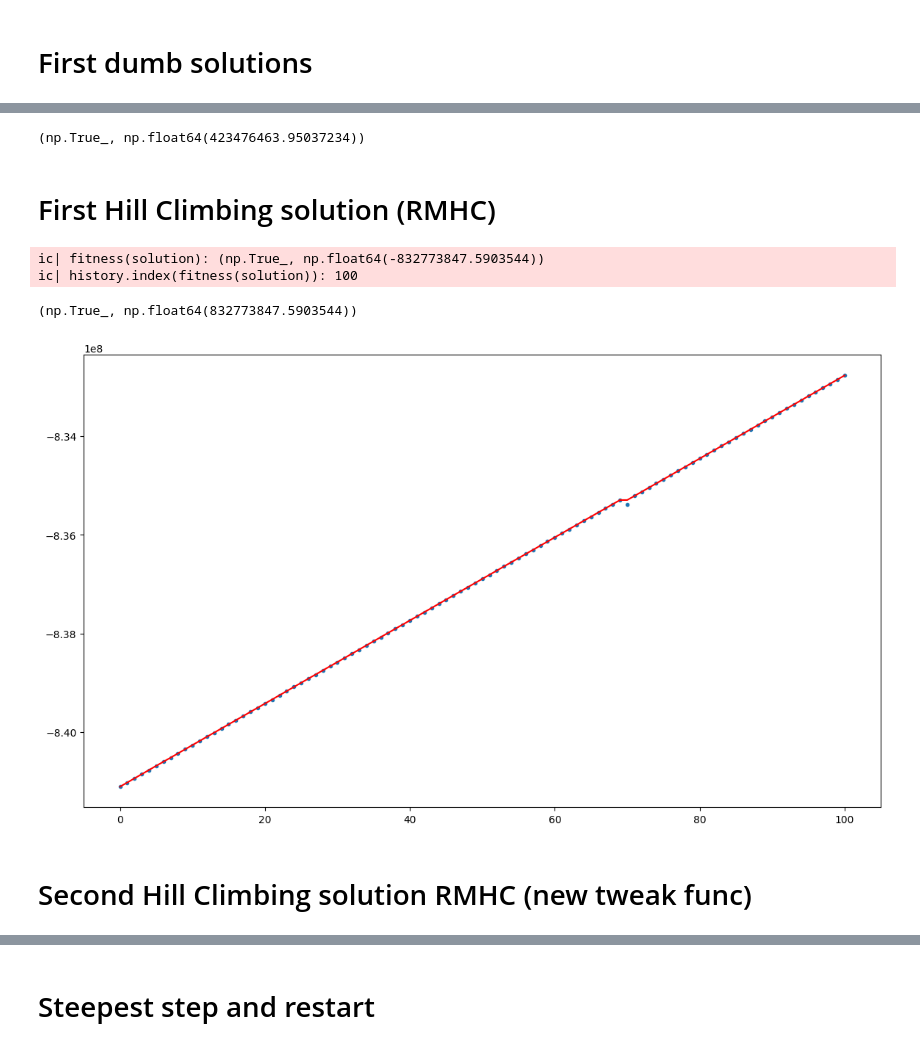
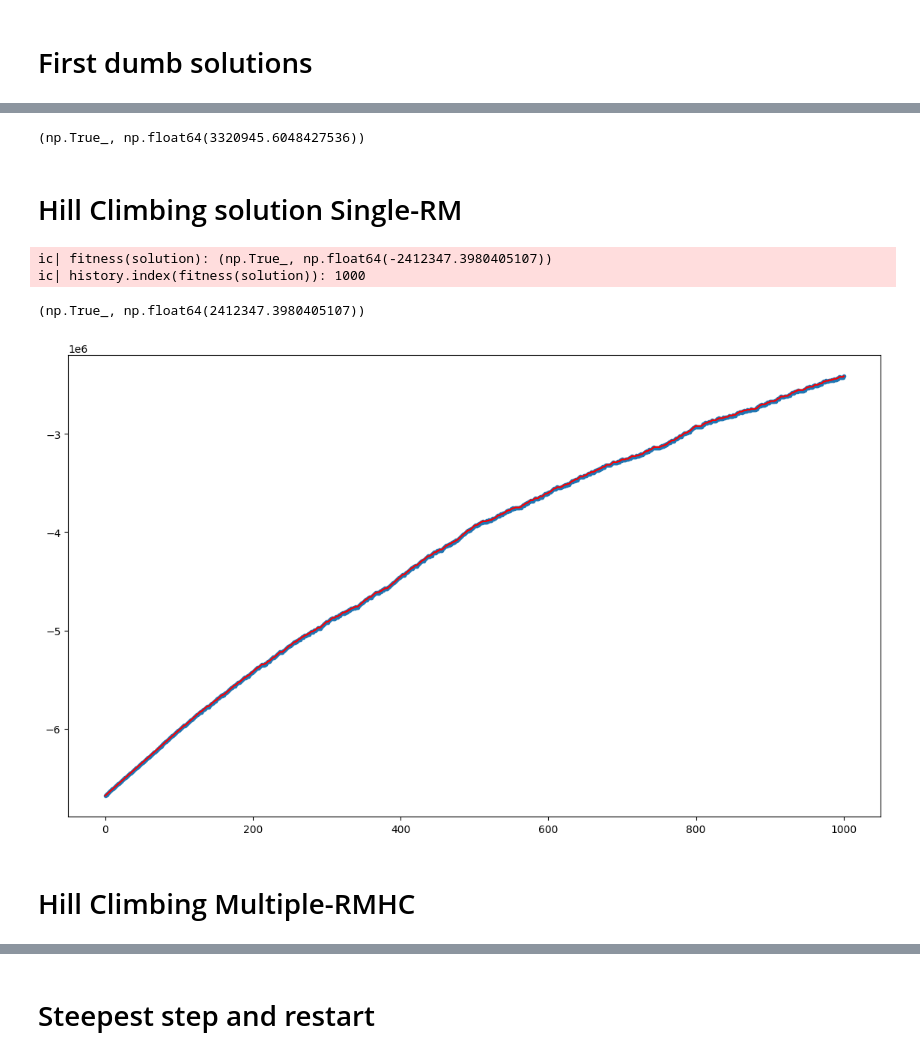
Before and after one commit to Gabriele-Raffaele/CI2024_lab1, a Jupyter notebook: lab1.ipynb, the cells around one changed output, grey strips where cells are left out. Drawn from its saved outputs; the diff is of its cells as text; code cells hidden in the pictures.

```diff
--- a/lab1.ipynb
+++ b/lab1.ipynb
@@ -10,8 +11,8 @@ from matplotlib import pyplot as plt
 # %%
-UNIVERSE_SIZE = 100000
-NUM_SETS = 10000
+UNIVERSE_SIZE = 10000
+NUM_SETS = 1000
 DENSITY = 0.3
-
+MAX_STEPS = 1000
 rng = np.random.Generator(np.random.PCG64([UNIVERSE_SIZE, NUM_SETS, int(10_000 * DENSITY)]))
 # %%
 # DON'T EDIT THESE LINES!
@@ -45,9 +50,9 @@ valid(solution), cost(solution)
 solution = rng.random(NUM_SETS) < .5
 valid(solution), cost(solution)
 # %% [output]
-(np.True_, np.float64(423476463.95037234))
+(np.True_, np.float64(3320945.6048427536))
 # %% [markdown]
-# First Hill Climbing solution (RMHC)
+# Hill Climbing solution Single-RM
 # %%
 def tweak1(solution):
     """Returns a new solution by flipping a random set"""
@@ -65,42 +66,40 @@ def starting_point():
     solution = rng.random(NUM_SETS) < 1
     return solution
 # %%
-MAX_STEPS = 100
-
-def hill_climb(tweak):
-    solution = starting_point()
+def hill_climb(tweak, sp):
+    solution = sp()
     history = [fitness(solution)]
     for _ in range(MAX_STEPS):
         new_solution = tweak(solution)
         history.append(fitness(new_solution))
         if fitness(new_solution) > fitness(solution):
             solution = new_solution
 
     ic(fitness(solution))
     ic(history.index(fitness(solution)))
     c_values = [c for v, c in history]
 
     plt.figure(figsize=(14, 8))
 
     # Grafico dell'accumulazione del massimo di 'c'
     plt.plot(
         range(len(c_values)),
         list(accumulate(c_values, max)),
         color="red",
     )
 
     # Scatter plot per visualizzare i singoli valori di 'c'
     _ = plt.scatter(range(len(c_values)), c_values, marker=".")
     return solution
-solution = hill_climb(tweak1)
+solution = hill_climb(tweak1, starting_point)
 valid(solution), cost(solution)
 # %% [output]
-ic| fitness(solution): (np.True_, np.float64(-832773847.5903544))
-ic| history.index(fitness(solution)): 100
+ic| fitness(solution): (np.True_, np.float64(-2412347.3980405107))
+ic| history.index(fitness(solution)): 1000
-(np.True_, np.float64(832773847.5903544))
+(np.True_, np.float64(2412347.3980405107))
-[figure, old version]
+[figure, new version]
 # %% [markdown]
-# Second Hill Climbing solution RMHC (new tweak func)
+# Hill Climbing Multiple-RMHC
 # %%
 def tweak2(solution):
     new_solution = solution.copy()
```
Also changed, not shown: parts of 11 cells of this notebook.
